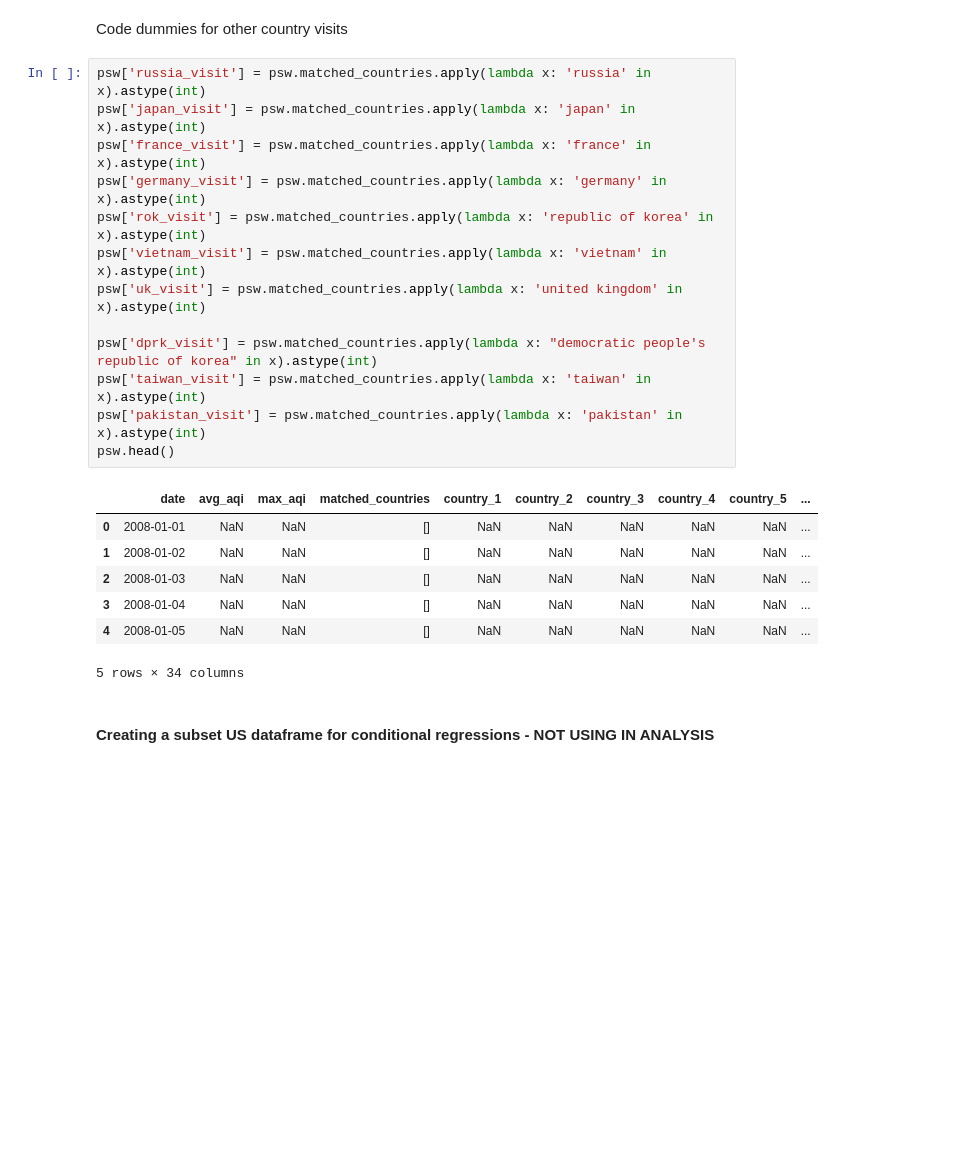
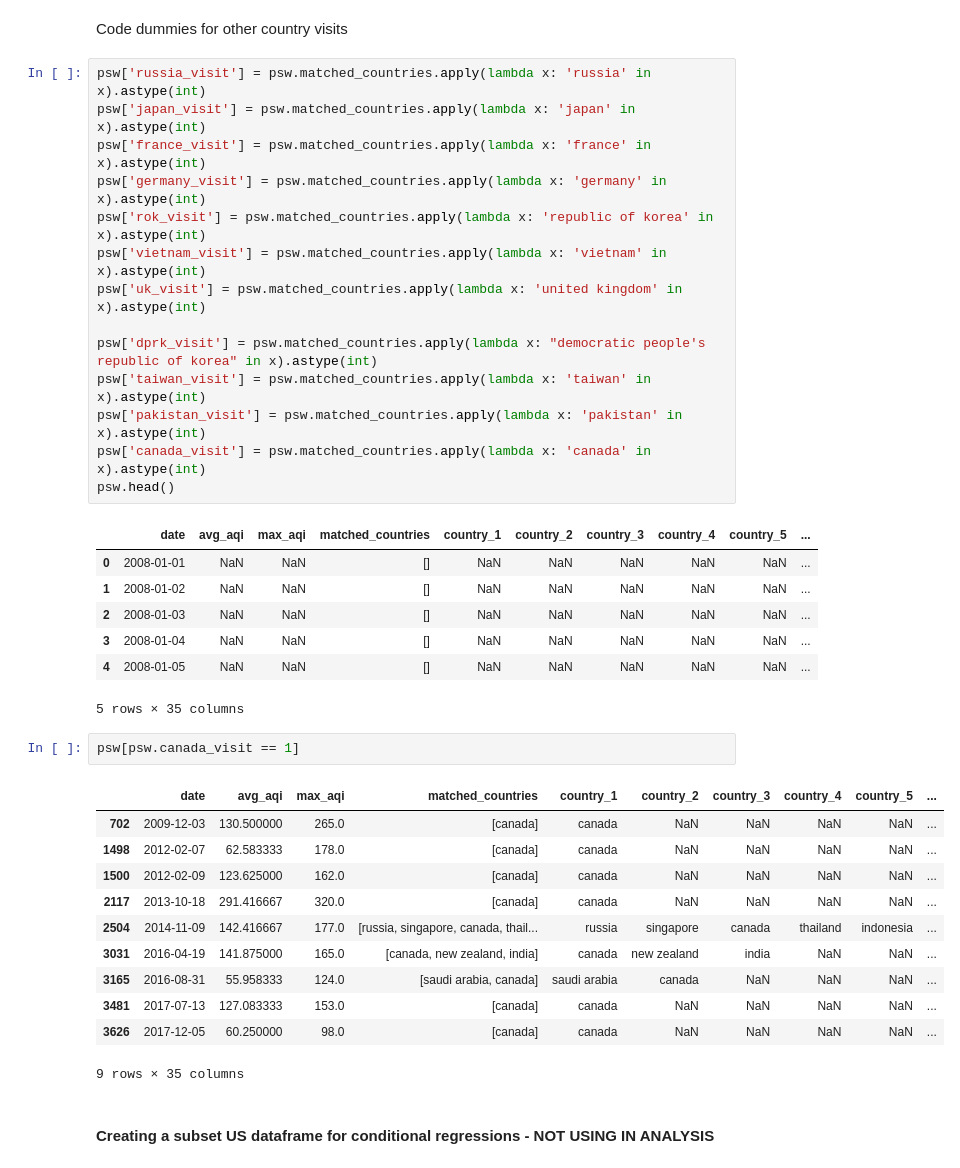
Before and after one commit to yontartu/wuran, a Jupyter notebook: beijing_aqi_analysis.ipynb, the cells around one changed output. Saved outputs shown, nothing was run; the diff lists cells and outputs as text; blank space fills up the shorter version.

```diff
--- a/beijing_aqi_analysis.ipynb
+++ b/beijing_aqi_analysis.ipynb
@@ -1584,6 +1638,7 @@ psw['uk_visit'] = psw.matched_countries.apply(lambda x: 'united kingdom' in x).a
 psw['dprk_visit'] = psw.matched_countries.apply(lambda x: "democratic people's republic of korea" in x).astype(int)
 psw['taiwan_visit'] = psw.matched_countries.apply(lambda x: 'taiwan' in x).astype(int)
 psw['pakistan_visit'] = psw.matched_countries.apply(lambda x: 'pakistan' in x).astype(int)
+psw['canada_visit'] = psw.matched_countries.apply(lambda x: 'canada' in x).astype(int)
 psw.head()
 # %% [output]
 |  | date | avg_aqi | max_aqi | matched_countries | country_1 | country_2 | country_3 | country_4 | country_5 | ... |
@@ -1592,7 +1647,21 @@ psw.head()
 | 2 | 2008-01-03 | NaN | NaN | [] | NaN | NaN | NaN | NaN | NaN | ... |
 | 3 | 2008-01-04 | NaN | NaN | [] | NaN | NaN | NaN | NaN | NaN | ... |
 | 4 | 2008-01-05 | NaN | NaN | [] | NaN | NaN | NaN | NaN | NaN | ... |
-5 rows × 34 columns
+5 rows × 35 columns
+# %%
+psw[psw.canada_visit == 1]
+# %% [output]
+|  | date | avg_aqi | max_aqi | matched_countries | country_1 | country_2 | country_3 | country_4 | country_5 | ... |
+| 702 | 2009-12-03 | 130.500000 | 265.0 | [canada] | canada | NaN | NaN | NaN | NaN | ... |
+| 1498 | 2012-02-07 | 62.583333 | 178.0 | [canada] | canada | NaN | NaN | NaN | NaN | ... |
+| 1500 | 2012-02-09 | 123.625000 | 162.0 | [canada] | canada | NaN | NaN | NaN | NaN | ... |
+| 2117 | 2013-10-18 | 291.416667 | 320.0 | [canada] | canada | NaN | NaN | NaN | NaN | ... |
+| 2504 | 2014-11-09 | 142.416667 | 177.0 | [russia, singapore, canada, thail... | russia | singapore | canada | thailand | indonesia | ... |
+| 3031 | 2016-04-19 | 141.875000 | 165.0 | [canada, new zealand, india] | canada | new zealand | india | NaN | NaN | ... |
+| 3165 | 2016-08-31 | 55.958333 | 124.0 | [saudi arabia, canada] | saudi arabia | canada | NaN | NaN | NaN | ... |
+| 3481 | 2017-07-13 | 127.083333 | 153.0 | [canada] | canada | NaN | NaN | NaN | NaN | ... |
+| 3626 | 2017-12-05 | 60.250000 | 98.0 | [canada] | canada | NaN | NaN | NaN | NaN | ... |
+9 rows × 35 columns
 # %% [markdown]
 #### Creating a subset US dataframe for conditional regressions - NOT USING IN ANALYSIS
 # %%
```
Also changed, not shown: parts of 25 cells of this notebook, 12 other files.
